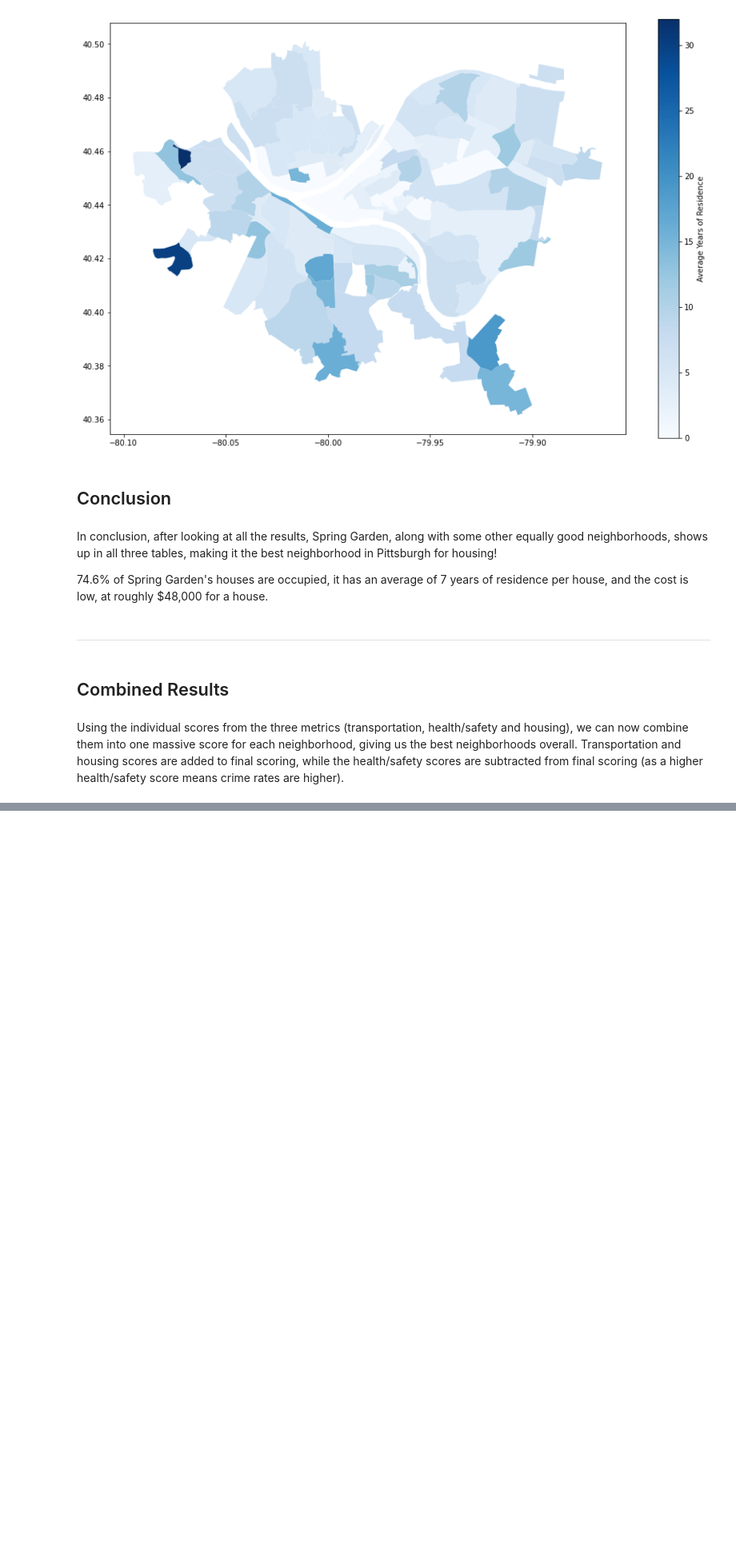
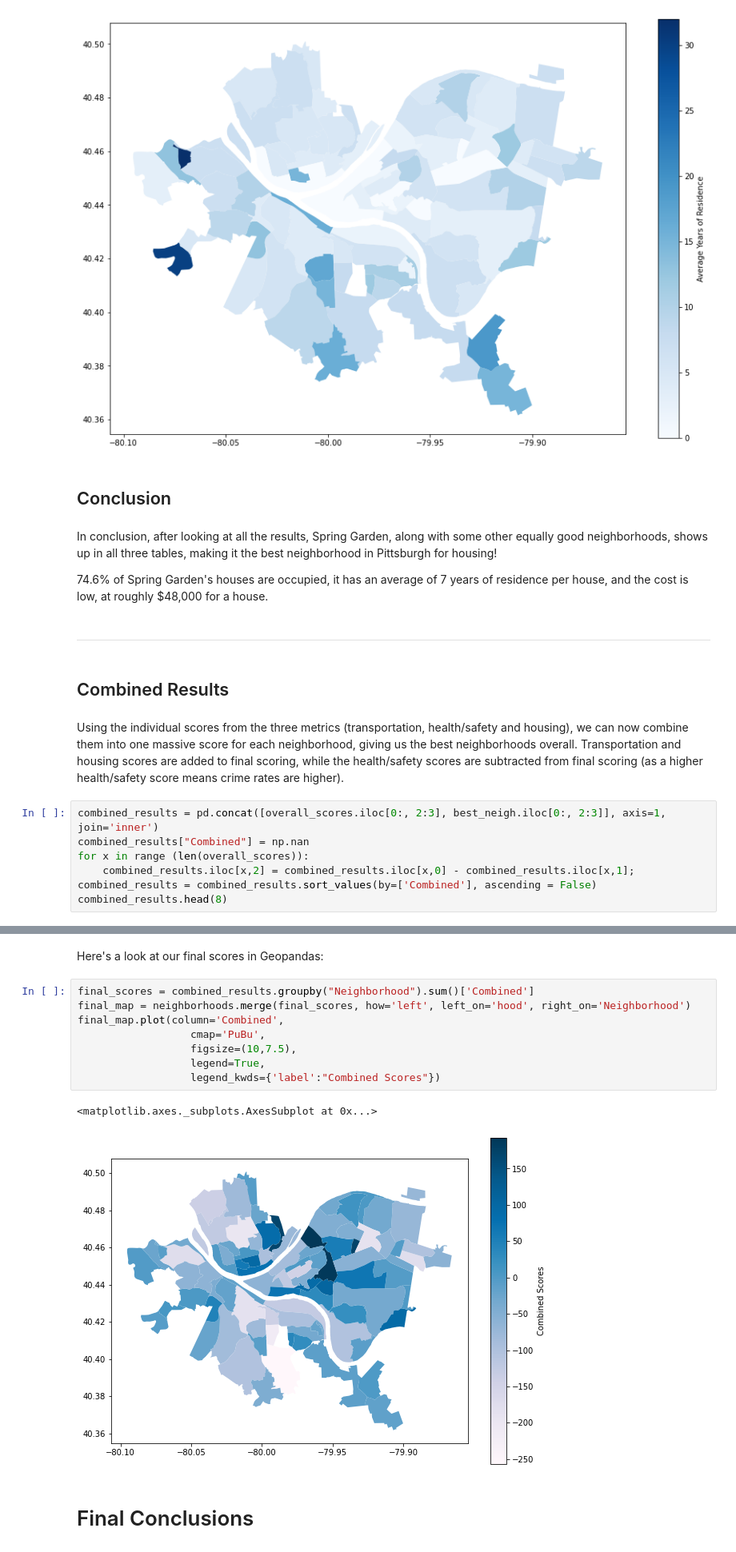
Before and after one commit to Nick0306/Big_Ideas_Final_Project, a Jupyter notebook: Dataset Notebooks/CombinedNotebook.ipynb, the cells around one changed output, grey strips where cells are left out. Shown at 80% size. Cells and saved outputs as stored; diff of their text form; blank space fills up the shorter version.

Commit message:
Started combination of metrics/final conclusions

```diff
--- a/Dataset Notebooks/CombinedNotebook.ipynb
+++ b/Dataset Notebooks/CombinedNotebook.ipynb
@@ -727,3 +743,10 @@ In conclusion, after looking at all the results, Spring Garden, along with some
 ## Combined Results
 # %% [markdown]
 Using the individual scores from the three metrics (transportation, health/safety and housing), we can now combine them into one massive score for each neighborhood, giving us the best neighborhoods overall. Transportation and housing scores are added to final scoring, while the health/safety scores are subtracted from final scoring (as a higher health/safety score means crime rates are higher).
+# %%
+combined_results = pd.concat([overall_scores.iloc[0:, 2:3], best_neigh.iloc[0:, 2:3]], axis=1, join='inner')
+combined_results["Combined"] = np.nan
+for x in range (len(overall_scores)):
+    combined_results.iloc[x,2] = combined_results.iloc[x,0] - combined_results.iloc[x,1];
+combined_results = combined_results.sort_values(by=['Combined'], ascending = False)
+combined_results.head(8)
@@ -729,0 +764,15 @@ Using the individual scores from the three metrics (transportation, health/safet
+# %% [markdown]
+Here's a look at our final scores in Geopandas:
+# %%
+final_scores = combined_results.groupby("Neighborhood").sum()['Combined']
+final_map = neighborhoods.merge(final_scores, how='left', left_on='hood', right_on='Neighborhood')
+final_map.plot(column='Combined',
+                  cmap='PuBu',
+                  figsize=(10,7.5),
+                  legend=True,
+                  legend_kwds={'label':"Combined Scores"})
+# %% [output]
+<matplotlib.axes._subplots.AxesSubplot at 0x...>
+[figure, added]
+# %% [markdown]
+# Final Conclusions
```
Also changed, not shown: parts of 19 cells of this notebook, 1 other file.
